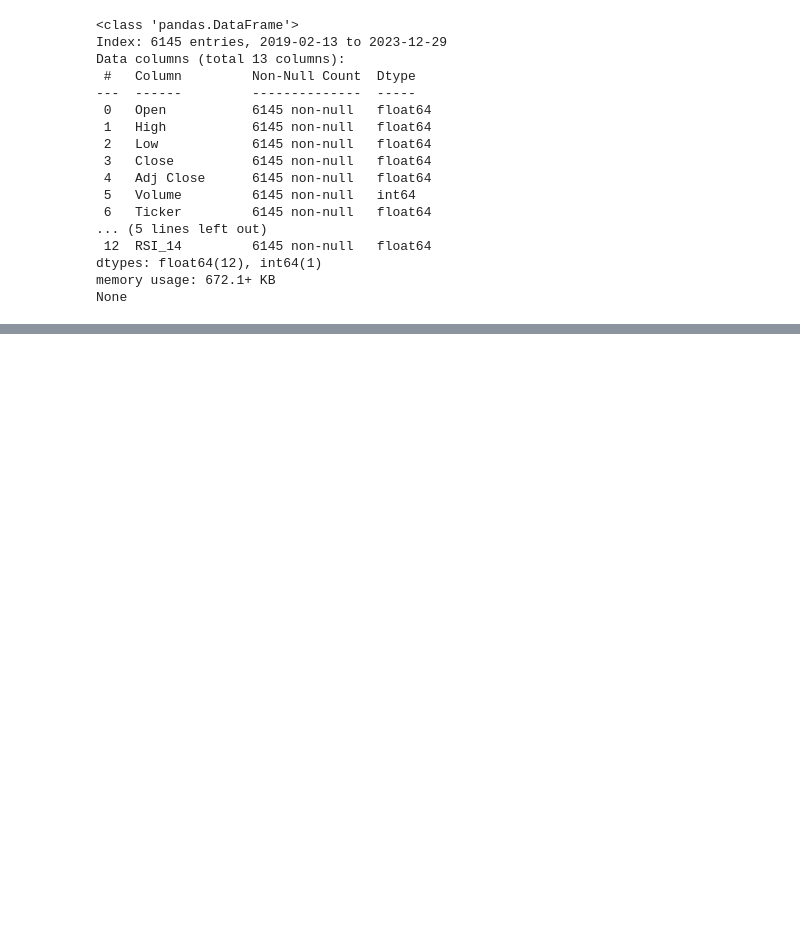
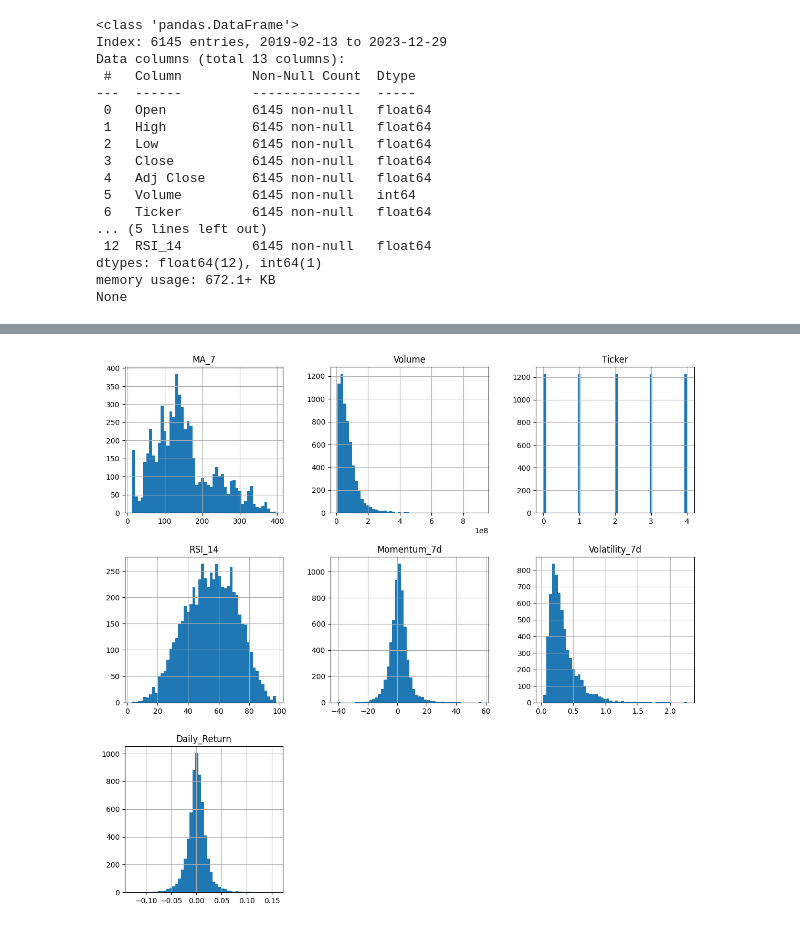
Before and after one commit to Proxtron/tech-stock-forecast, a Jupyter notebook: notebook.ipynb, the cells around one changed output, grey strips where cells are left out. Drawn from its saved outputs; the diff is of its cells as text; code cells hidden in the pictures; blank space fills up the shorter version.

```diff
--- a/notebook.ipynb
+++ b/notebook.ipynb
@@ -166,0 +205,5 @@ for t in range(trgt_y.shape[1]):
+# %%
+useful_feats_X.hist(bins=50, figsize=(14, 13))
+plt.show()
+# %% [output]
+[figure, added]
```
Also changed, not shown: parts of 3 cells of this notebook, 1 other file.
